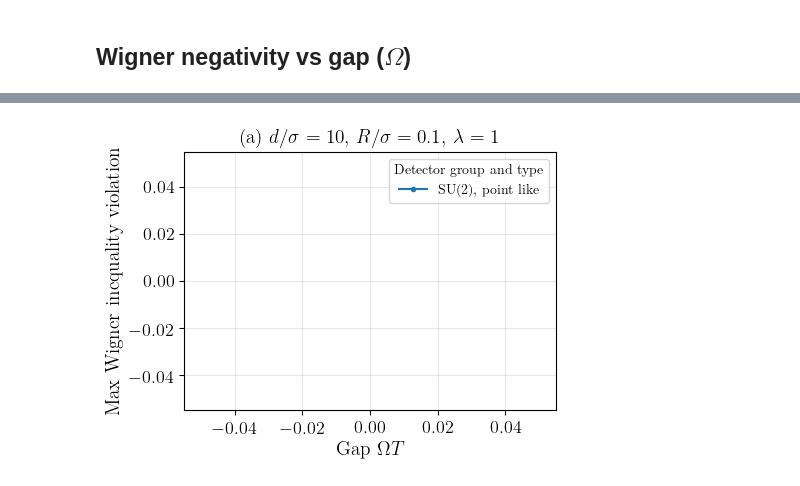
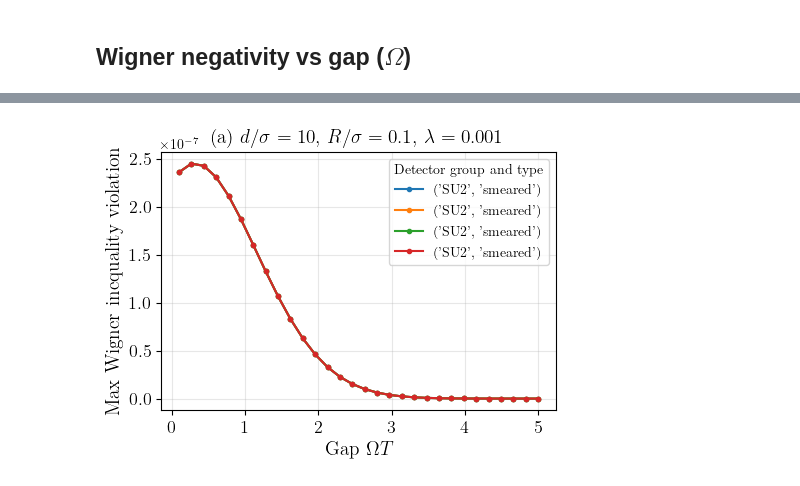
Before and after one commit to Sanchit-Srivastava/contextuality_from_the_vacuum, a Jupyter notebook: notebooks/magic_plots_validation.ipynb, the cells around one changed output, grey strips where cells are left out. Drawn from its saved outputs; the diff is of its cells as text; code cells hidden in the pictures.

```diff
--- a/notebooks/magic_plots_validation.ipynb
+++ b/notebooks/magic_plots_validation.ipynb
@@ -80,56 +80,60 @@ def reduce_state(rho: np.ndarray) -> np.ndarray:
 switching = 1.0
 separation = 10
 smearing = 0.1
-lam = 1
+lam = 1e-3
 regulator = 100
-regularization = "heaviside"  # used by Q_term but detector_type/group decide which terms contribute
+regularization = "magical"  # used by Q_term but detector_type/group decide which terms contribute
 
 group_types = [
-                ("SU2", "point_like"),
-                # ("SU2", "smeared"),
+                # ("SU2", "point_like"),
+                ("SU2", "smeared"),
                 # ("HW", "smeared")
               ]
 labels = {
-    ("SU2", "point_like"): "SU(2), point like",
-    # ("SU2", "smeared"): "SU(2), smeared",
+    # ("SU2", "point_like"): "SU(2), point like",
+    ("SU2", "smeared"): "SU(2), smeared",
     # ("HW", "smeared"): "HW, smeared"
 }
 
 plt.figure(figsize=(4.8,3.6))
 
 # Sweep gaps
-gaps = np.linspace(1, 5, 30)  # avoid zero to keep numerics well-behaved
+gaps = np.linspace(0.1, 5, 30)  # avoid zero to keep numerics well-behaved
+deez = [0.1, 0.5, 1, 5]
+linestyles = [ "--", "-.", ":", (0, (3, 1, 1, 1))]  # Add more if needed
+for idx, d in enumerate(deez):
+    linestyle = linestyles[idx % len(linestyles)]
+    for group, detector_type in group_types:
+        wn_vals = []  # max violation per gap
+        violated_points_list = []  # list of violating (i,j) points per gap
+        for gap in gaps:
+            rho = detector_state(
+                gap=gap,
+                switching=switching,
+                separation=d,
+                regulator=regulator,
+                smearing=smearing,
+                regularization=regularization,
+                detector_type=detector_type,
+                group=group,
+                lam=lam,
+            )
+            if is_valid_state(rho):
+                rho_1 = reduce_state(rho)  # reduce to first qutrit
+                max_violation, violating_points = wigner_inequalities(rho_1)
+                value = np.log(max_violation/3 + (1 + rho[0, 0])/2)
+                wn_vals.append(value)
+                violated_points_list.append(violating_points)
+                if max_violation > 0:
+                    print(f"[{group}, {detector_type}] gap={gap:.3g}: violated points = {violating_points}")
+            else:
+                print("Invalid state detected at gap =", gap)
+                validate_and_print(rho)
+                break
 
-
-for group, detector_type in group_types:
-    wn_vals = []  # max violation per gap
-    violated_points_list = []  # list of violating (i,j) points per gap
-    for gap in gaps:
-        rho = detector_state(
-            gap=gap,
-            switching=switching,
-            separation=separation,
-            regulator=regulator,
-            smearing=smearing,
-            regularization=regularization,
-            detector_type=detector_type,
-            group=group,
-            lam=lam,
-        )
-        if is_valid_state(rho):
-            rho_1 = reduce_state(rho)  # reduce to first qutrit
-            max_violation, violating_points = wigner_inequalities(rho_1)
-            wn_vals.append(max_violation)
-            violated_points_list.append(violating_points)
-            if max_violation > 0:
-                print(f"[{group}, {detector_type}] gap={gap:.3g}: violated points = {violating_points}")
-        else:
-            print("Invalid state detected at gap =", gap)
-            validate_and_print(rho)
-            break
-
-    wn_vals = np.array(wn_vals)
-    plt.plot(gaps[:len(wn_vals)], wn_vals, marker=".", lw=1.5, label=labels[(group, detector_type)])
+        wn_vals = np.array(wn_vals)
+        label = f"d={d}"
+        plt.plot(gaps[:len(wn_vals)], wn_vals, marker=".", lw=1.5, label=labels)
 
 
 plt.xlabel(r"{Gap} $\Omega T$",fontsize=14)
@@ -162 +167 @@ Eigenvalue error: Minimum eigenvalue: -2.04e-03
-[figure, old version]
+[figure, new version]
```
Also changed, not shown: parts of 1 cell of this notebook, 2 other files.
